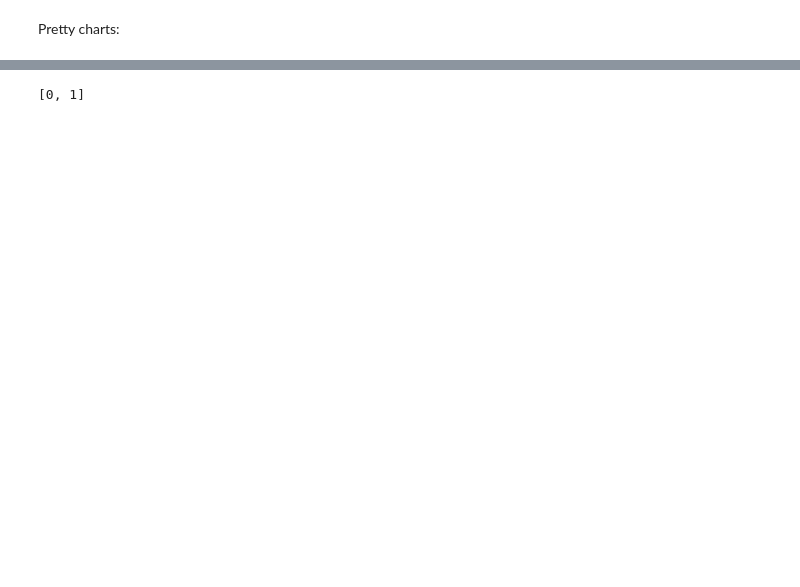
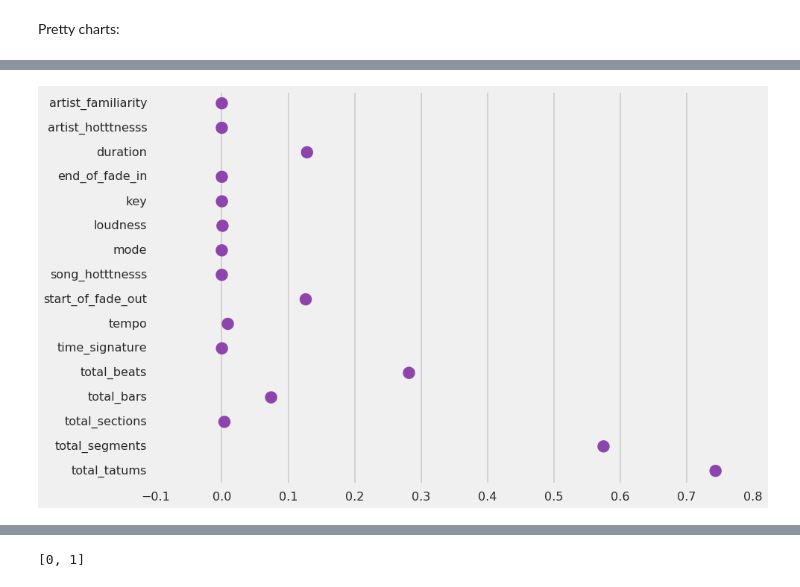
Before and after one commit to lxchavez/Yeezy-Taught-Me, a Jupyter notebook: notebooks/03-lxchavez-modeling.ipynb, the cells around one changed output, grey strips where cells are left out. Saved outputs shown, nothing was run; the diff lists cells and outputs as text; code cells hidden in the pictures; blank space fills up the shorter version.

```diff
--- a/notebooks/03-lxchavez-modeling.ipynb
+++ b/notebooks/03-lxchavez-modeling.ipynb
@@ -33,0 +102,9 @@ song_features_df.head()
+# %%
+cols_to_plot = ['artist_familiarity', 'artist_hotttnesss', 'duration',
+                'end_of_fade_in', 'key', 'loudness',
+                'mode', 'song_hotttnesss', 'start_of_fade_out',
+                'tempo', 'time_signature', 'total_beats',
+                'total_bars', 'total_sections', 'total_segments',
+                'total_tatums']
+
+features_to_consider = song_features_df[cols_to_plot].copy(deep=True)
@@ -33,0 +113,4 @@ song_features_df.head()
+# %%
+mask = features_to_consider.dtypes != np.object
+features_to_reduce = features_to_consider.loc[:, mask]
+features_to_reduce = features_to_reduce.dropna()
@@ -33,0 +119,4 @@ song_features_df.head()
+# %%
+pca = decomposition.PCA(n_components=1)
+pca.fit(features_to_reduce)
+X = pca.transform(features_to_reduce)
@@ -33,0 +137,7 @@ song_features_df.head()
+# %%
+X1 = pca.components_[0] # our principal component
+
+with plt.style.context('seaborn-poster'):
+    sns.pointplot(x=X1, y=list(features_to_reduce.columns.values), join=False, color='#8e44ad')
+# %% [output]
+[figure, added]
```
Also changed, not shown: parts of 73 cells of this notebook, 4 other files.
